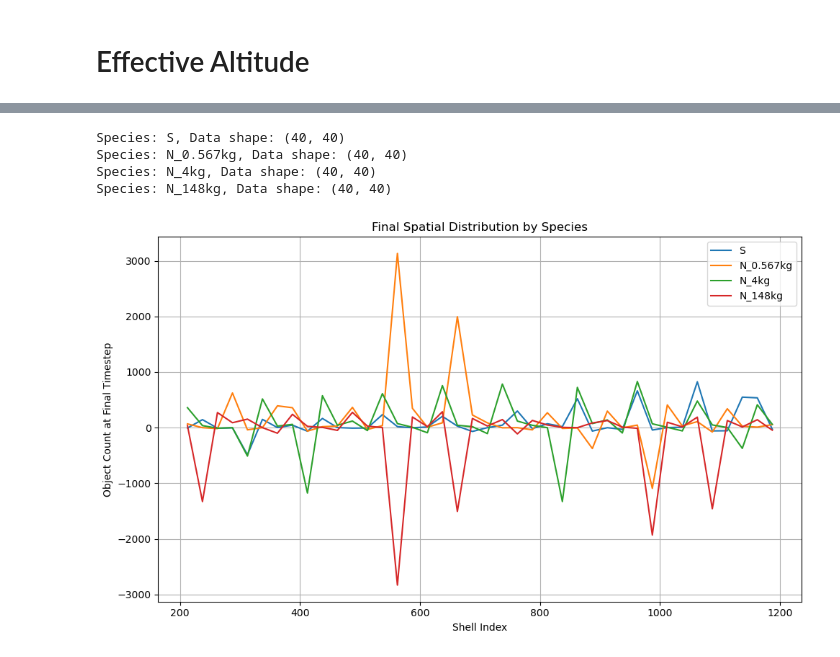
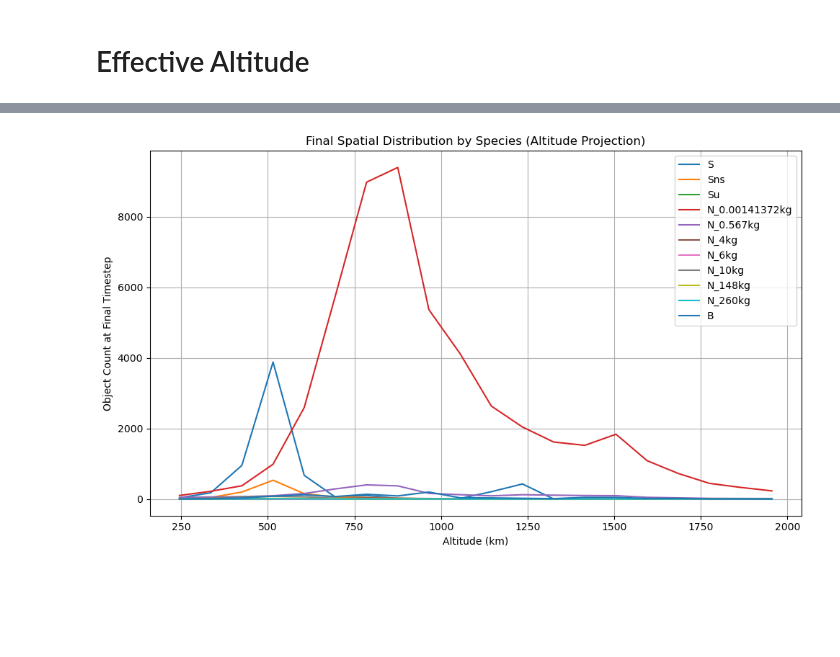
Before and after one commit to ARCLab-MIT/pyssem, a Jupyter notebook: pyssem/elliptical_launch.ipynb, the cells around one changed output, grey strips where cells are left out. Drawn from its saved outputs; the diff is of its cells as text; code cells hidden in the pictures; blank space fills up the shorter version.

```diff
--- a/pyssem/elliptical_launch.ipynb
+++ b/pyssem/elliptical_launch.ipynb
@@ -331,45 +171,38 @@ for s in range(n_species):
 # %%
 import numpy as np
 import matplotlib.pyplot as plt
 
 # Unpack dimensions
-n_shells = scenario_properties.n_shells
+n_sma_bins = scenario_properties.n_shells
 n_species = scenario_properties.species_length
-n_ecc_bins = 40  # or len(scenario_properties.eccentricity_bins) - 1
+n_ecc_bins = len(scenario_properties.eccentricity_bins) - 1
 species_names = scenario_properties.species_names
-final_step_index = -1  # last timestep
+altitudes = scenario_properties.HMid  # shape: (n_shells,)
+final_step_index = 40 # last times÷tep
 
-# Optional: Use actual altitude midpoint values
-try:
-    altitude = scenario_properties.HMid  # shape: (n_shells,)
-except AttributeError:
-    altitude = np.arange(n_shells)  # fallback to shell index if not available
+# Extract final timestep and reshape
+y = scenario_properties.output.y
+y_final = y[:, final_step_index]  # shape: (n_sma_bins * n_species * n_ecc_bins,)
 
+# Reshape to (sma, species, ecc)
+x_matrix = y_final.reshape((n_sma_bins, n_species, n_ecc_bins))
+
+# Project to altitude using provided method
+x_alt = scenario_properties.sma_ecc_mat_to_altitude_mat(x_matrix)  # shape: (n_shells, n_species)
+
+# === Plot: Total Altitude Distribution per Species ===
 plt.figure(figsize=(10, 6))
 
 for i in range(n_species):
-    start_idx = i * n_shells * n_ecc_bins
-    end_idx = start_idx + n_shells * n_ecc_bins
-    data_species = scenario_properties.output.y[start_idx:end_idx, final_step_index]  # shape: (n_shells * n_ecc_bins,)
+    plt.plot(altitudes, x_alt[:, i], label=species_names[i])
 
-    # Reshape and sum over eccentricity bins
-    data_species_reshaped = data_species.reshape(n_shells, n_ecc_bins)
-    print(f"Species: {species_names[i]}, Data shape: {data_species_reshaped.shape}")
-    shell_totals = np.sum(data_species_reshaped, axis=1)  # shape: (n_shells,)
-
-    plt.plot(altitude, shell_totals, label=species_names[i])
-
-plt.xlabel('Altitude (km)' if 'HMid' in locals() else 'Shell Index')
-plt.ylabel('Object Count at Final Timestep')
-plt.title('Final Spatial Distribution by Species')
+plt.xlabel("Altitude (km)")
+plt.ylabel("Object Count at Final Timestep")
+plt.title("Final Spatial Distribution by Species (Altitude Projection)")
 plt.legend()
 plt.grid(True)
 plt.tight_layout()
 plt.show()
 # %% [output]
-Species: S, Data shape: (40, 40)
-Species: N_0.567kg, Data shape: (40, 40)
-Species: N_4kg, Data shape: (40, 40)
-Species: N_148kg, Data shape: (40, 40)
-[figure, old version]
+[figure, new version]
 # %%
```
Also changed, not shown: parts of 14 cells of this notebook, 8 other files.
